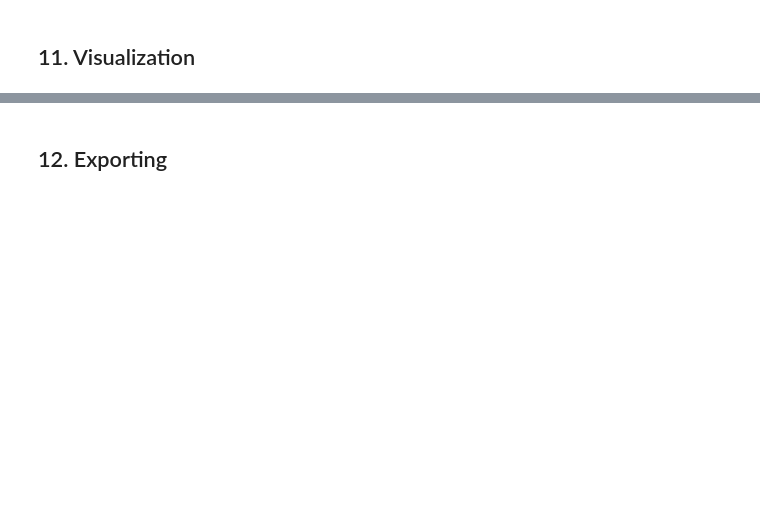
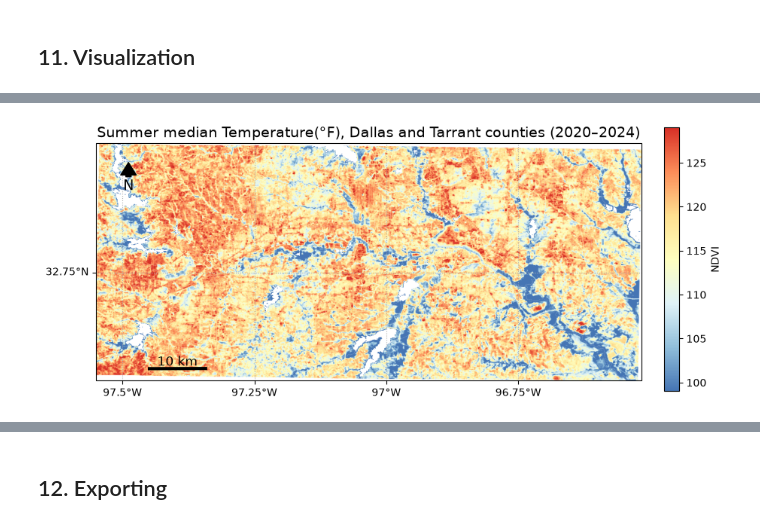
Before and after one commit to tinlongg/DFW_UrbanHeat, a Jupyter notebook: heat.ipynb, the cells around one changed output, grey strips where cells are left out. Cells and saved outputs as stored; diff of their text form; code cells hidden in the pictures; blank space fills up the shorter version.

```diff
--- a/heat.ipynb
+++ b/heat.ipynb
@@ -376,0 +503,19 @@ top_10
+# %%
+#Figure 2b
+plt.figure(figsize=(10, 7))
+
+# Draw the NDVI image (requires Earth Engine)
+ax_temp = cartoee.get_map(landsat_median_temp, region=region, vis_params=LSAT_VIS)
+
+# Map elements
+cartoee.add_colorbar(ax_temp, LSAT_VIS, loc="right", label="NDVI", orientation="vertical")
+cartoee.add_gridlines(ax_temp, interval=[0.25, 0.25], linestyle=":")
+cartoee.add_north_arrow(ax_temp, text="N", xy=(0.06, 0.92), text_color="black", arrow_color="black", fontsize=14)
+cartoee.add_scale_bar_lite(ax_temp, length=10, xy=(0.15, 0.05), fontsize=12, color="black", unit="km")
+
+ax_temp.set_title("Summer median Temperature(°F), Dallas and Tarrant counties (2020–2024)", fontsize=14)
+
+plt.savefig("data/figures/fig2b_temp.png", dpi=300, bbox_inches="tight")
+plt.show()
+# %% [output]
+[figure, added]
```
Also changed, not shown: parts of 23 cells of this notebook, 18 other files.
